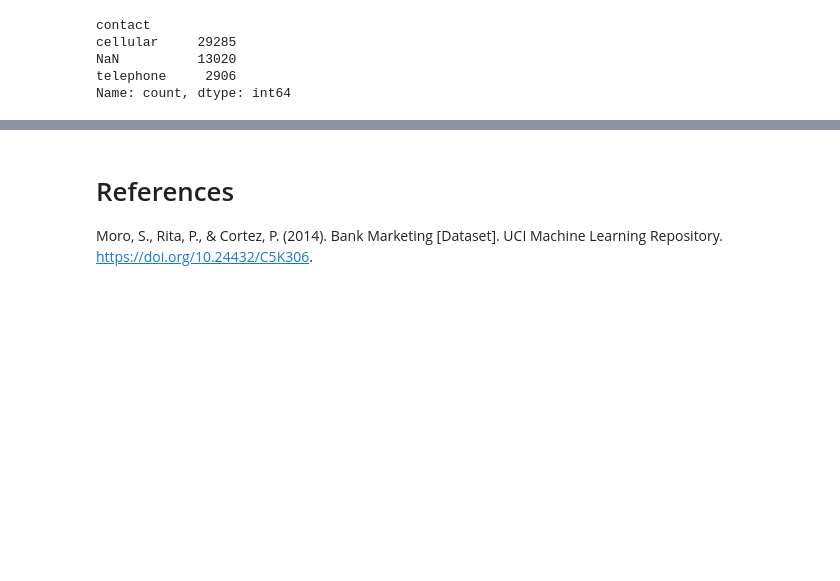
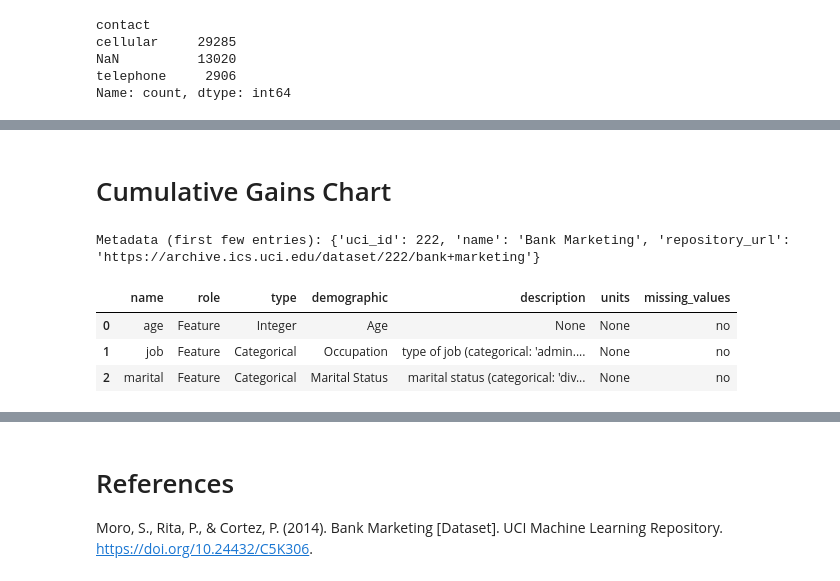
Before and after one commit to josuesandoval-beep/Final-Project-Bank-Marketing, a Jupyter notebook: Final_Project_Bank_Marketing.ipynb, the cells around one changed output, grey strips where cells are left out. Saved outputs shown, nothing was run; the diff lists cells and outputs as text; code cells hidden in the pictures; blank space fills up the shorter version.

```diff
--- a/Final_Project_Bank_Marketing.ipynb
+++ b/Final_Project_Bank_Marketing.ipynb
@@ -397,0 +245,19 @@ weighted avg       1.00      1.00      1.00     11303
+# %% [markdown]
+# Cumulative Gains Chart
+# %%
+!pip install ucimlrepo > /dev/null
+from ucimlrepo import fetch_ucirepo
+
+bank_marketing = fetch_ucirepo(id=222)
+# data (as pandas dataframes)
+X = bank_marketing.data.features
+y = bank_marketing.data.targets
+print("Metadata (first few entries):", {k: bank_marketing.metadata[k] for k in list(bank_marketing.metadata)[:3]})
+# variable information
+display(bank_marketing.variables.head(3))
+# %% [output]
+Metadata (first few entries): {'uci_id': 222, 'name': 'Bank Marketing', 'repository_url': 'https://archive.ics.uci.edu/dataset/222/bank+marketing'}
+|  | name | role | type | demographic | description | units | missing_values |
+| 0 | age | Feature | Integer | Age | None | None | no |
+| 1 | job | Feature | Categorical | Occupation | type of job (categorical: 'admin.... | None | no |
+| 2 | marital | Feature | Categorical | Marital Status | marital status (categorical: 'div... | None | no |
```
Also changed, not shown: parts of 24 cells of this notebook.
